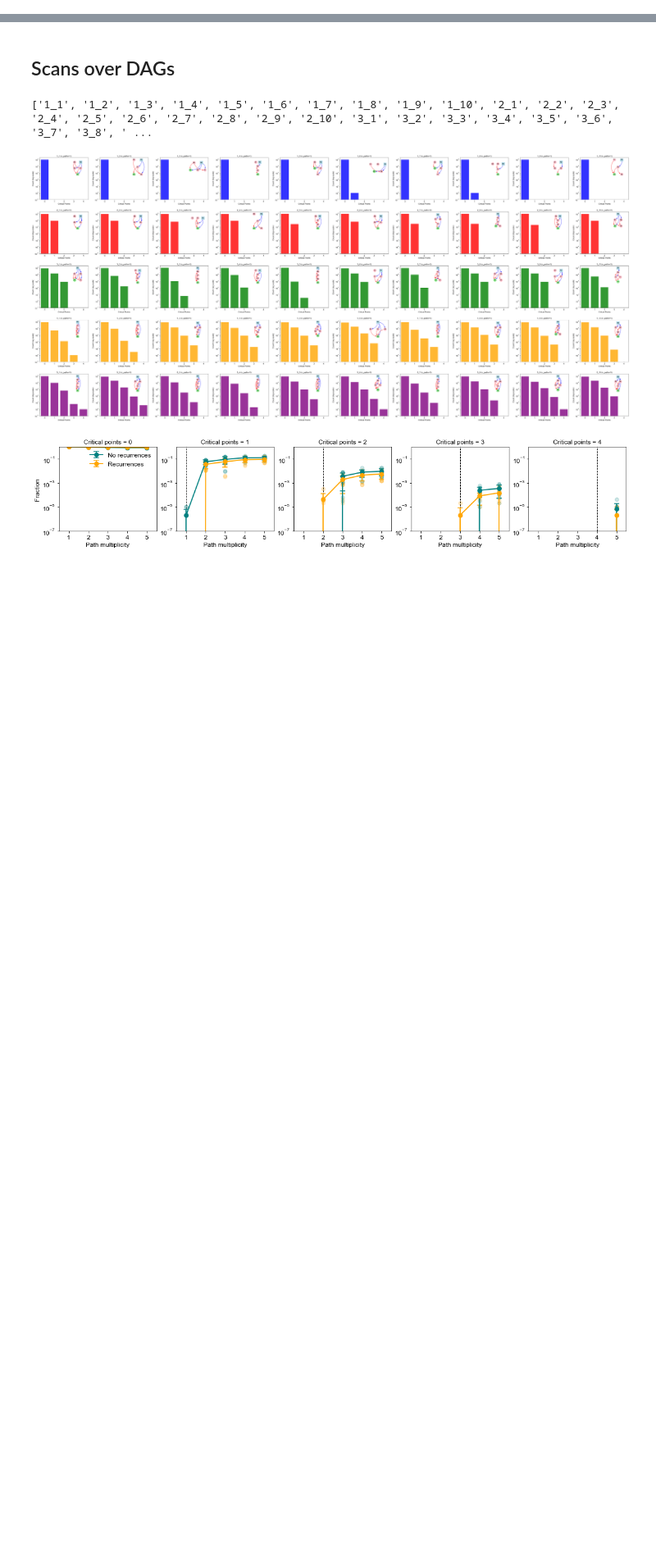
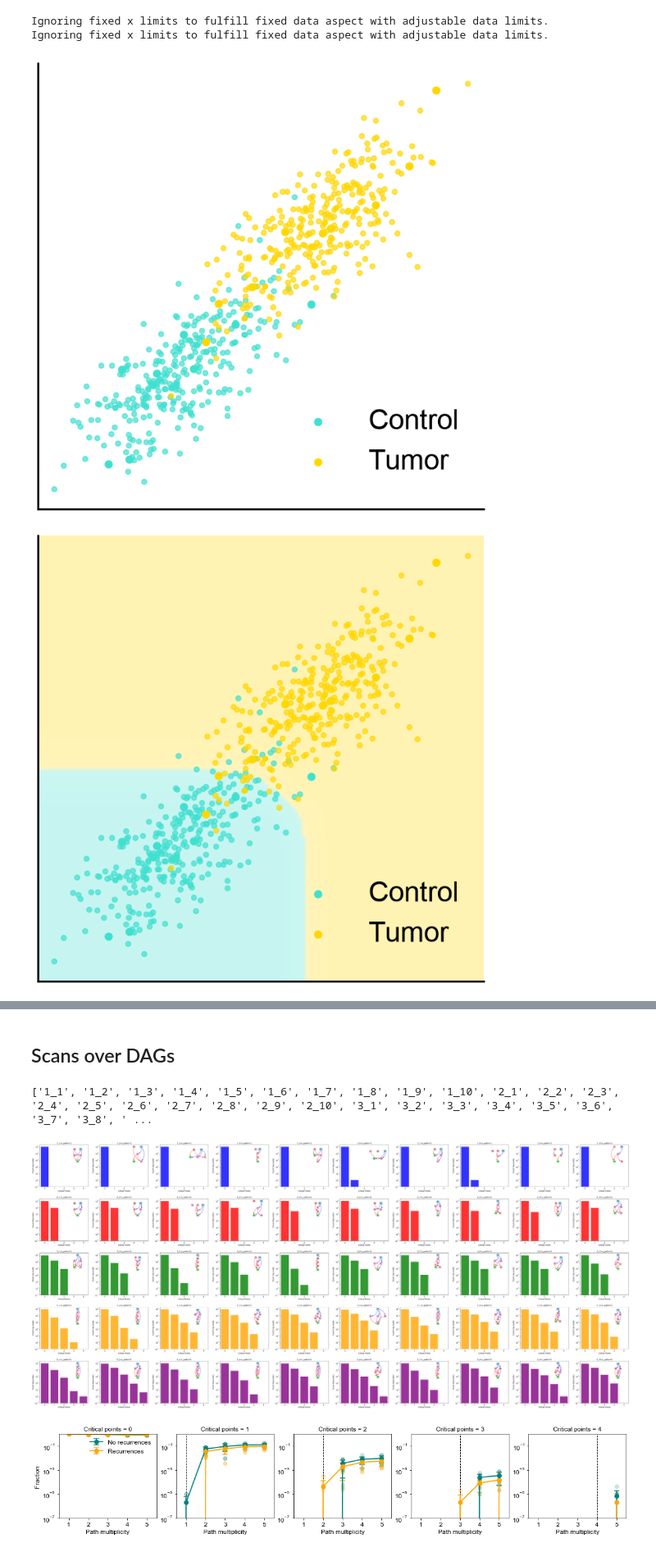
Before and after one commit to csfloyd/GlycanAnalysis, a Jupyter notebook: Python/figures.ipynb, the cells around one changed output, grey strips where cells are left out. Shown at 82% size. Cells and saved outputs as stored; diff of their text form; code cells hidden in the pictures; blank space fills up the shorter version.

```diff
--- a/Python/figures.ipynb
+++ b/Python/figures.ipynb
@@ -392,0 +1269,66 @@ CLASSIDS: ['turquoise', 'gold', 'lightpink', 'purple', 'darkcyan']
+# %%
+# ============================================================================
+# Overlay the trained CRN decision boundary on plot_2d_activation output.
+# Requires the CRN training cell to have been run: crn_model, trainer, scale_inputs,
+# T_end, n_classes  (plus prot_names / activation_arrays / class_label_dict below).
+# ============================================================================
+import matplotlib.colors as mcolors
+from IPython.display import display
+
+grid_n = 120       # forward() is per-sample, so this is grid_n^2 evaluations
+sat_gamma = 0.2
+
+fig = plot_2d_activation(
+    prot_names,
+    activation_arrays,
+    activation_arrays_sample,
+    CLASSIDS,
+    remove_ticks=True,
+    remove_labels=True,
+    class_label_dict=class_label_dict,
+    scale_fac=1.1,
+)
+ax = fig.axes[0]
+
+# Grid spans exactly the axes limits plot_2d_activation settled on
+x0, x1 = ax.get_xlim()
+y0, y1 = ax.get_ylim()
+x_lin = np.linspace(x0, x1, grid_n)
+y_lin = np.linspace(y0, y1, grid_n)
+xx, yy = np.meshgrid(x_lin, y_lin)
+grid_log = np.c_[xx.ravel(), yy.ravel()]
+
+prob_grid = np.full((n_classes, grid_log.shape[0]), 1.0 / n_classes)
+for i, conc_pt in enumerate(scale_inputs(grid_log)):
+    try:
+        prob_grid[:, i] = trainer.softmax(crn_model.forward(conc_pt), temperature=T_end)
+    except Exception:
+        pass
+prob_grid = prob_grid.reshape(n_classes, grid_n, grid_n)
+
+color_arr = np.array([mcolors.to_rgb(CLASSIDS[i]) for i in range(n_classes)])
+sat = np.clip(prob_grid.max(axis=0), 0, 1) ** sat_gamma
+rgb = color_arr[prob_grid.argmax(axis=0)]
+rgb = rgb * sat[..., None] + (1.0 - sat[..., None])
+
+ax.imshow(
+    rgb,
+    origin='lower',
+    extent=[x0, x1, y0, y1],
+    aspect='auto',
+    alpha=0.3,
+    interpolation='bilinear',
+    zorder=-10,
+)
+ax.set_xlim(x0, x1)
+ax.set_ylim(y0, y1)
+
+display(fig)
+
+filepath = "/Users/csfloyd/Dropbox/Projects/GlycanAnalysis/Figures/"
+fig.savefig(filepath + "GlycanDecisionBoundary.png", dpi=300)
+# %% [output]
+Ignoring fixed x limits to fulfill fixed data aspect with adjustable data limits.
+Ignoring fixed x limits to fulfill fixed data aspect with adjustable data limits.
+[figure, added]
+[figure, added]
```
Also changed, not shown: parts of 20 cells of this notebook, 5 other files.
